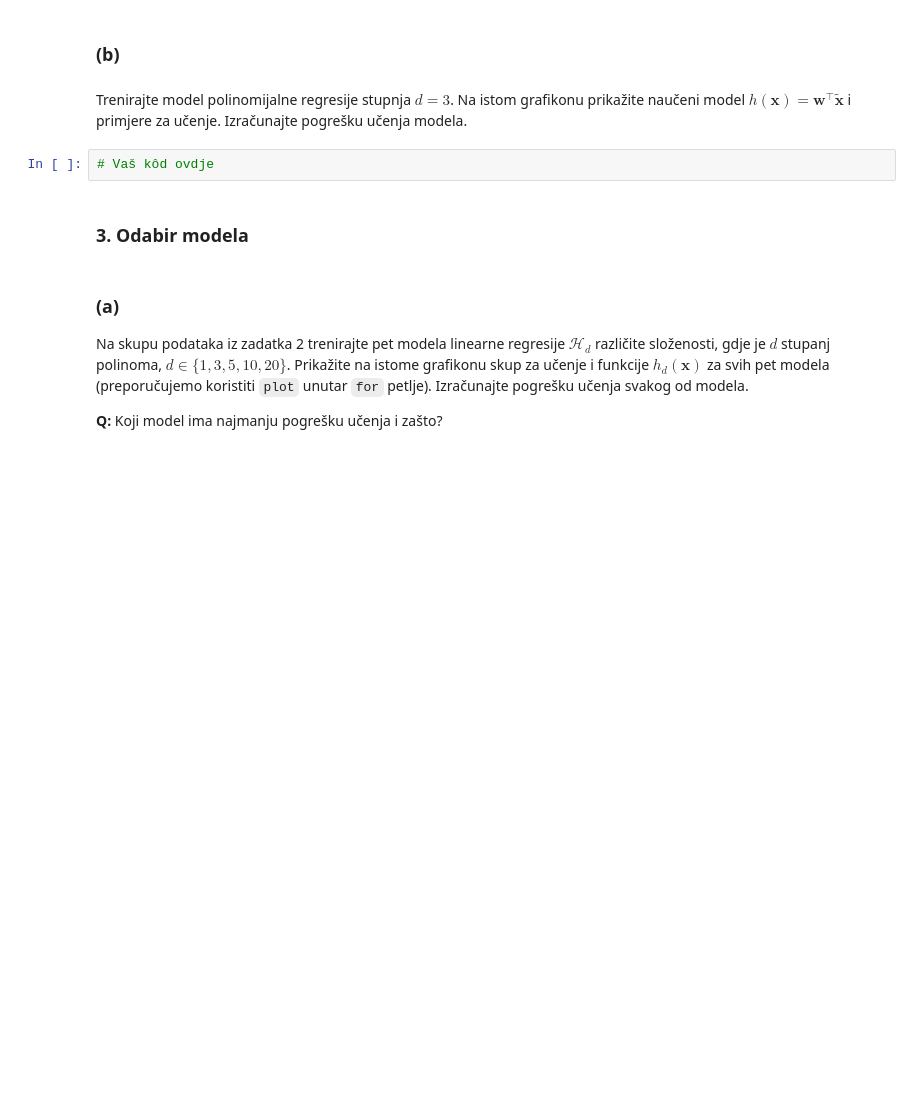
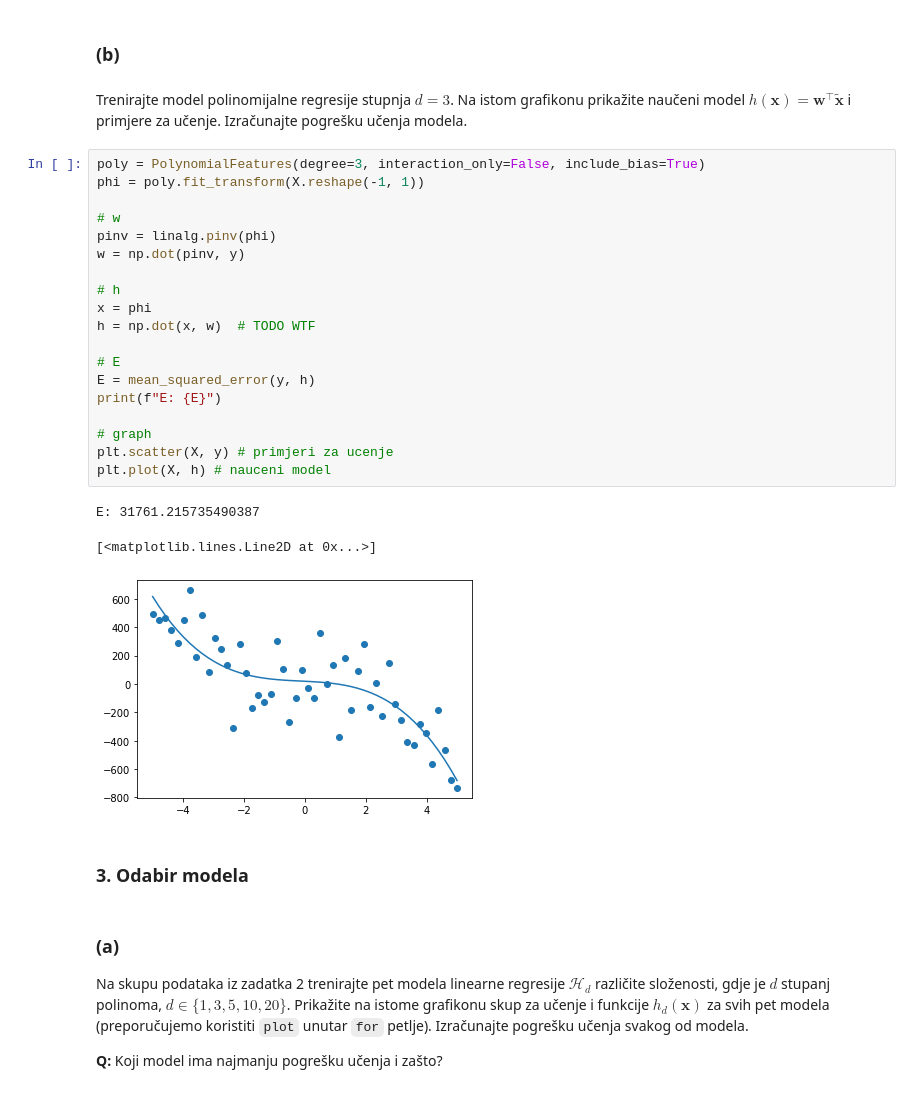
Before and after one commit to sskender/machine-learning-1, a Jupyter notebook: L03-L04-Regression/SU1-2021-03-04-Regresija.ipynb, the cells around one changed output. Saved outputs shown, nothing was run; the diff lists cells and outputs as text; blank space fills up the shorter version.

```diff
--- a/L03-L04-Regression/SU1-2021-03-04-Regresija.ipynb
+++ b/L03-L04-Regression/SU1-2021-03-04-Regresija.ipynb
@@ -227,8 +241,29 @@ Prikažite taj skup funkcijom [`scatter`](http://matplotlib.org/api/pyplot_api.h
 ### (b)
 # %% [markdown]
 Trenirajte model polinomijalne regresije stupnja $d=3$. Na istom grafikonu prikažite naučeni model $h(\mathbf{x})=\mathbf{w}^\intercal\tilde{\mathbf{x}}$ i primjere za učenje. Izračunajte pogrešku učenja modela.
-# %%
-# Vaš kôd ovdje
+# %%
+poly = PolynomialFeatures(degree=3, interaction_only=False, include_bias=True)
+phi = poly.fit_transform(X.reshape(-1, 1))
+
+# w
+pinv = linalg.pinv(phi)
+w = np.dot(pinv, y)
+
+# h
+x = phi
+h = np.dot(x, w)  # TODO WTF
+
+# E
+E = mean_squared_error(y, h)
+print(f"E: {E}")
+
+# graph
+plt.scatter(X, y) # primjeri za ucenje
+plt.plot(X, h) # nauceni model
+# %% [output]
+E: 31761.215735490387
+[<matplotlib.lines.Line2D at 0x...>]
+[figure, added]
 # %% [markdown]
 ### 3. Odabir modela
 # %% [markdown]
```
Also changed, not shown: parts of 6 cells of this notebook.
